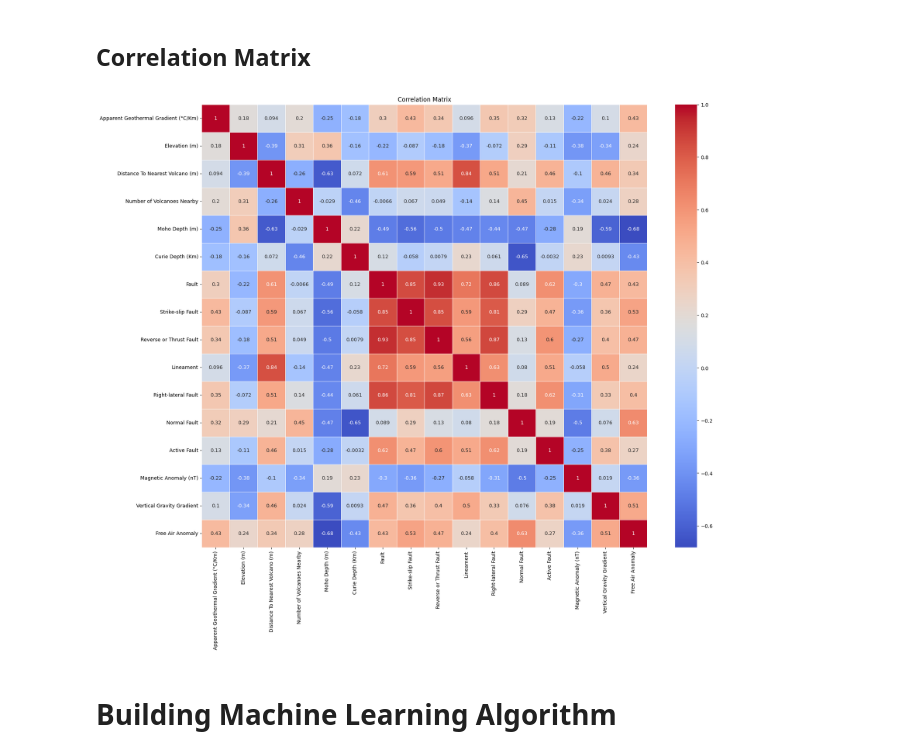
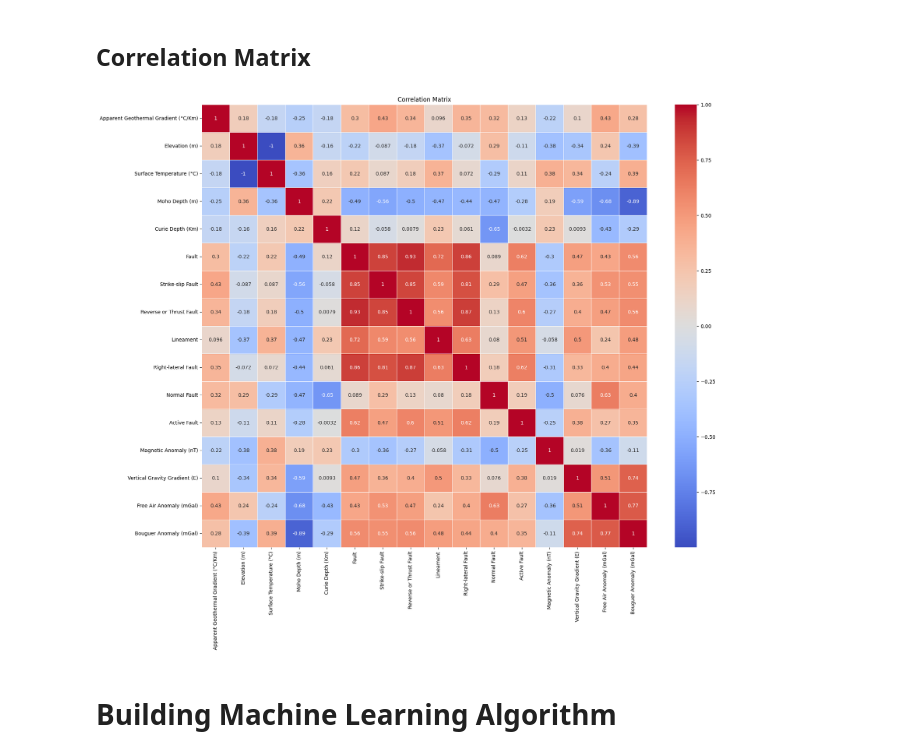
Before and after one commit to jcmefra/Geothermal-Gradient-Machine-Learning, a Jupyter notebook: Model_V2.ipynb, the cells around one changed output. Drawn from its saved outputs; the diff is of its cells as text; code cells hidden in the pictures.

```diff
--- a/Model_V2.ipynb
+++ b/Model_V2.ipynb
@@ -816,28 +487,29 @@ cleaned_data.head()
 # %%
 import matplotlib.pyplot as plt
 import seaborn as sns
 
 # Select the desired columns
-selected_columns = ['Apparent Geothermal Gradient (°C/Km)', 'Elevation (m)',
-       'Distance To Nearest Volcano (m)', 'Number of Volcanoes Nearby',
+selected_columns = ['Apparent Geothermal Gradient (°C/Km)',
+       'Elevation (m)', 'Surface Temperature (°C)',
        'Moho Depth (m)', 'Curie Depth (Km)', 'Fault', 'Strike-slip Fault',
        'Reverse or Thrust Fault', 'Lineament', 'Right-lateral Fault',
        'Normal Fault', 'Active Fault', 'Magnetic Anomaly (nT)',
-       'Vertical Gravity Gradient', 'Free Air Anomaly']
+       'Vertical Gravity Gradient (E)', 'Free Air Anomaly (mGal)',
+       'Bouguer Anomaly (mGal)']
 
 # Create a DataFrame with the selected columns
 selected_data = cleaned_data[selected_columns]
 
 # Calculate the correlation matrix
 correlation_matrix = selected_data.corr()
 
 # Plot the correlation matrix as a heatmap
 plt.figure(figsize=(20, 16))
 sns.heatmap(correlation_matrix, annot=True, cmap="coolwarm", linewidths=0.5)
 plt.title("Correlation Matrix")
 plt.show()
 # %% [output]
-[figure, old version]
+[figure, new version]
 # %% [markdown]
 # Building Machine Learning Algorithm
 # %% [markdown]
```
Also changed, not shown: parts of 116 cells of this notebook, 21 other files.
